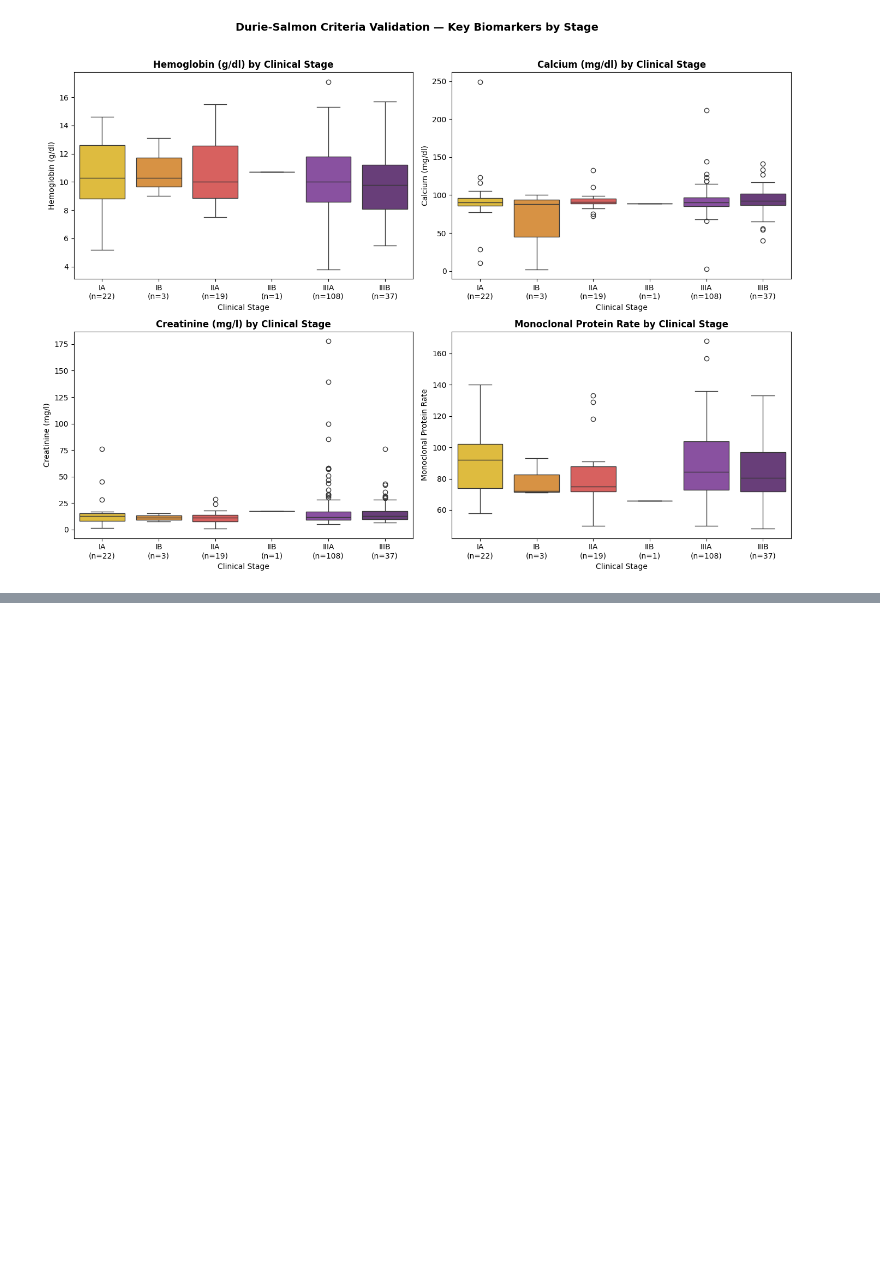
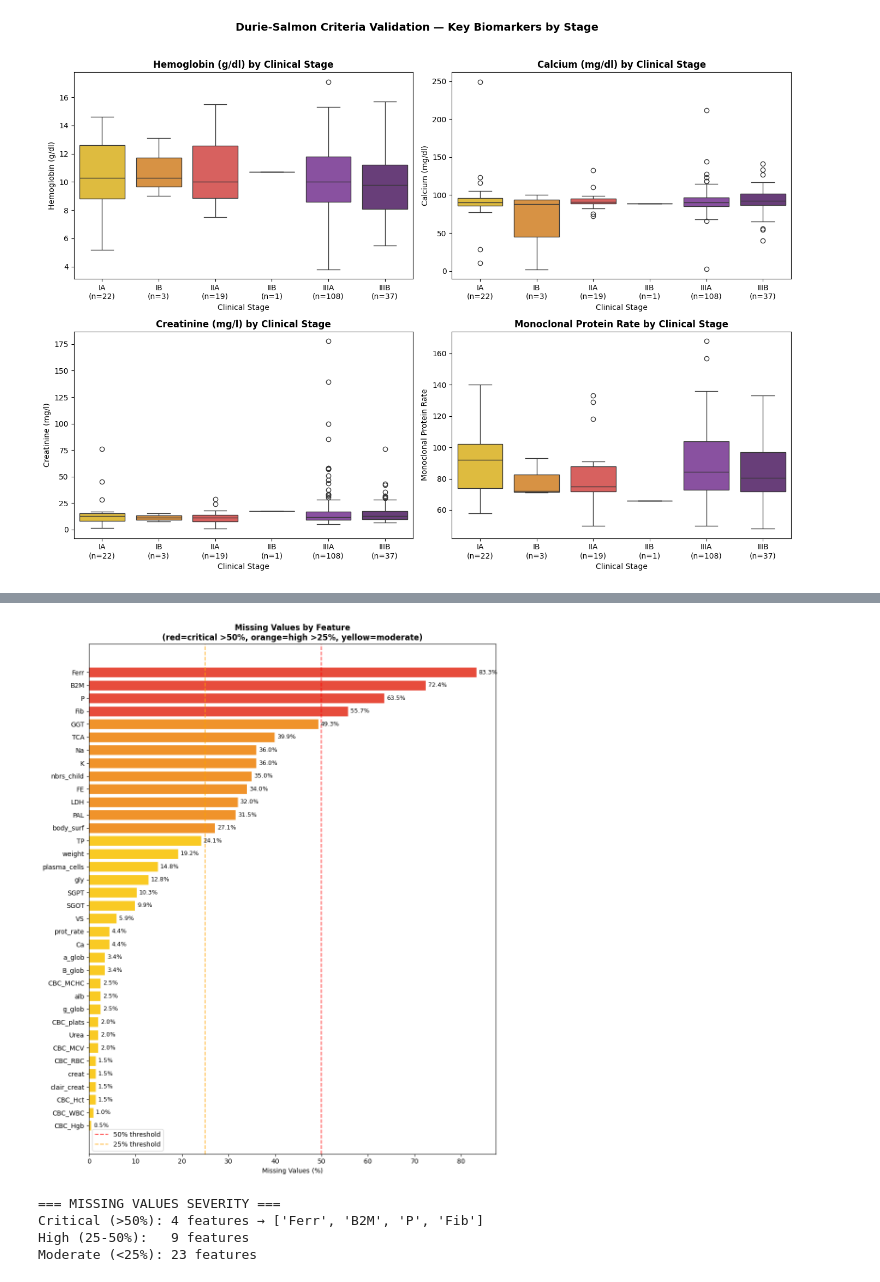
Before and after one commit to miguelm71/myeloma-explainability, a Jupyter notebook: notebooks/01_eda.ipynb, the cells around one changed output, grey strips where cells are left out. Saved outputs shown, nothing was run; the diff lists cells and outputs as text; code cells hidden in the pictures; blank space fills up the shorter version.

Commit message:
EDA: Durie-Salmon validation, missing values analysis and preprocessing strategy v2

```diff
--- a/notebooks/01_eda.ipynb
+++ b/notebooks/01_eda.ipynb
@@ -259,0 +413,39 @@ Passing `palette` without assigning `hue` is deprecated and will be removed in v
+# %%
+# Visualize missing values
+fig, ax = plt.subplots(figsize=(10, 12))
+
+colors = ['#e74c3c' if pct > 50 else '#f0932b' if pct > 25 else '#f9ca24'
+          for pct in df_missing_only['Missing %']]
+
+bars = ax.barh(df_missing_only.index, df_missing_only['Missing %'],
+               color=colors, edgecolor='white')
+
+# Add percentage labels
+for bar, pct in zip(bars, df_missing_only['Missing %']):
+    ax.text(bar.get_width() + 0.5, bar.get_y() + bar.get_height()/2,
+            f'{pct}%', va='center', fontsize=9)
+
+# Threshold lines
+ax.axvline(x=50, color='red', linestyle='--', alpha=0.7, label='50% threshold')
+ax.axvline(x=25, color='orange', linestyle='--', alpha=0.7, label='25% threshold')
+
+ax.set_xlabel('Missing Values (%)')
+ax.set_title('Missing Values by Feature\n(red=critical >50%, orange=high >25%, yellow=moderate)',
+             fontweight='bold')
+ax.legend()
+ax.invert_yaxis()
+plt.tight_layout()
+plt.savefig('../notebooks/missing_values.png', dpi=150)
+plt.show()
+
+# Summary by severity
+print("=== MISSING VALUES SEVERITY ===")
+print(f"Critical (>50%): {len(df_missing_only[df_missing_only['Missing %'] > 50])} features → {list(df_missing_only[df_missing_only['Missing %'] > 50].index)}")
+print(f"High (25-50%):   {len(df_missing_only[(df_missing_only['Missing %'] > 25) & (df_missing_only['Missing %'] <= 50)])} features")
+print(f"Moderate (<25%): {len(df_missing_only[df_missing_only['Missing %'] <= 25])} features")
+# %% [output]
+[figure, added]
+=== MISSING VALUES SEVERITY ===
+Critical (>50%): 4 features → ['Ferr', 'B2M', 'P', 'Fib']
+High (25-50%):   9 features
+Moderate (<25%): 23 features
```
Also changed, not shown: parts of 5 cells of this notebook.
